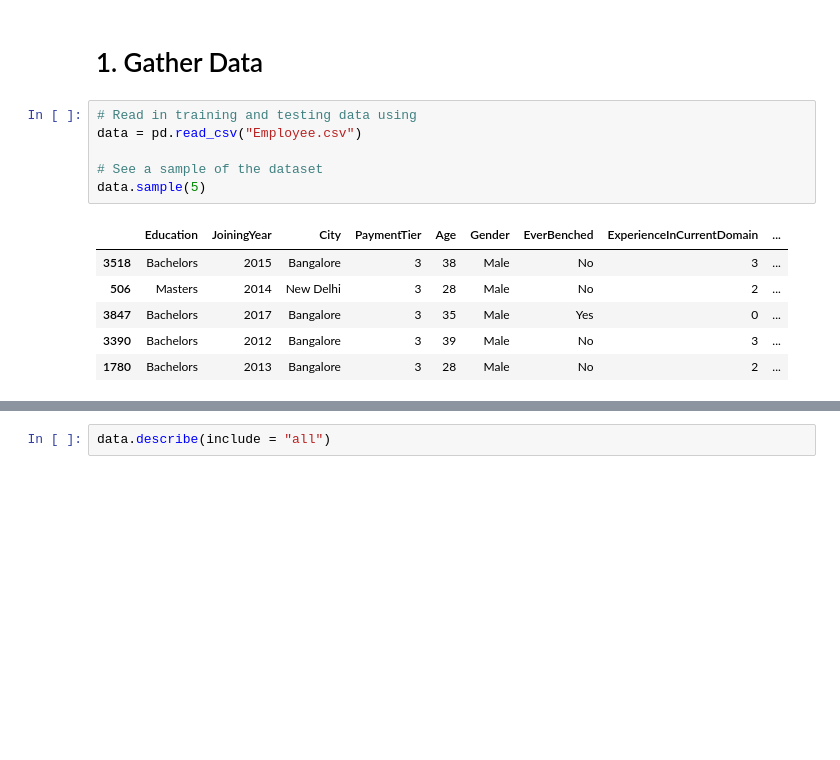
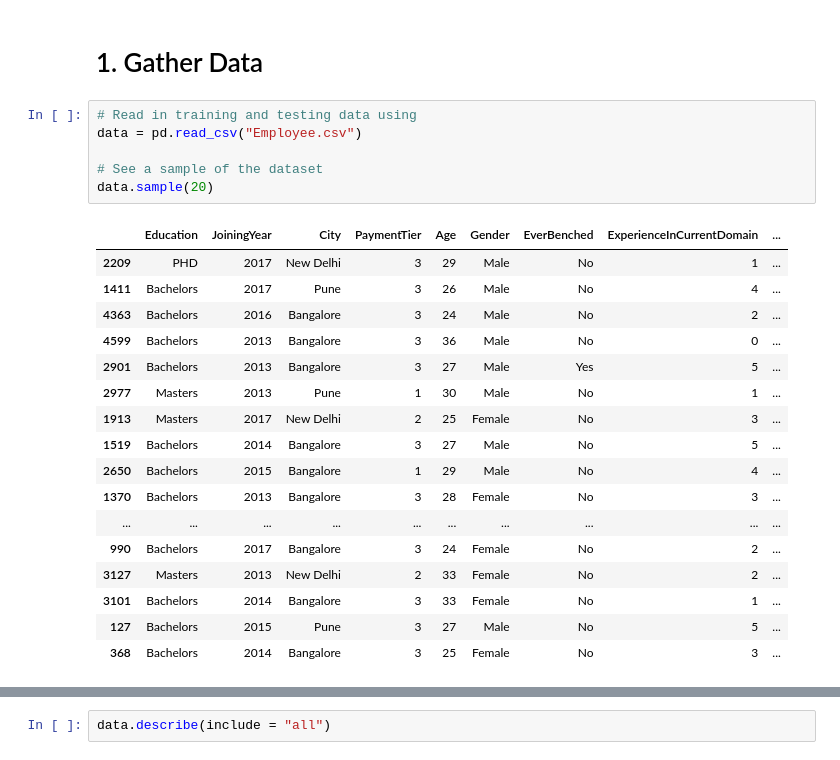
Before and after one commit to bochendong/CS9637A, a Jupyter notebook: 9637a.ipynb, the cells around one changed output, grey strips where cells are left out. Cells and saved outputs as stored; diff of their text form; blank space fills up the shorter version.

Commit message:
bochendong update
Data Visualization

```diff
--- a/9637a.ipynb
+++ b/9637a.ipynb
@@ -18,13 +18,24 @@ from sklearn.neighbors import KNeighborsClassifier
 # %%
 # Read in training and testing data using
 data = pd.read_csv("Employee.csv")
 
 # See a sample of the dataset
-data.sample(5)
+data.sample(20)
 # %% [output]
 |  | Education | JoiningYear | City | PaymentTier | Age | Gender | EverBenched | ExperienceInCurrentDomain | ... |
-| 3518 | Bachelors | 2015 | Bangalore | 3 | 38 | Male | No | 3 | ... |
-| 506 | Masters | 2014 | New Delhi | 3 | 28 | Male | No | 2 | ... |
-| 3847 | Bachelors | 2017 | Bangalore | 3 | 35 | Male | Yes | 0 | ... |
-| 3390 | Bachelors | 2012 | Bangalore | 3 | 39 | Male | No | 3 | ... |
-| 1780 | Bachelors | 2013 | Bangalore | 3 | 28 | Male | No | 2 | ... |
+| 2209 | PHD | 2017 | New Delhi | 3 | 29 | Male | No | 1 | ... |
+| 1411 | Bachelors | 2017 | Pune | 3 | 26 | Male | No | 4 | ... |
+| 4363 | Bachelors | 2016 | Bangalore | 3 | 24 | Male | No | 2 | ... |
+| 4599 | Bachelors | 2013 | Bangalore | 3 | 36 | Male | No | 0 | ... |
+| 2901 | Bachelors | 2013 | Bangalore | 3 | 27 | Male | Yes | 5 | ... |
+| 2977 | Masters | 2013 | Pune | 1 | 30 | Male | No | 1 | ... |
+| 1913 | Masters | 2017 | New Delhi | 2 | 25 | Female | No | 3 | ... |
+| 1519 | Bachelors | 2014 | Bangalore | 3 | 27 | Male | No | 5 | ... |
+| 2650 | Bachelors | 2015 | Bangalore | 1 | 29 | Male | No | 4 | ... |
+| 1370 | Bachelors | 2013 | Bangalore | 3 | 28 | Female | No | 3 | ... |
+| ... | ... | ... | ... | ... | ... | ... | ... | ... | ... |
+| 990 | Bachelors | 2017 | Bangalore | 3 | 24 | Female | No | 2 | ... |
+| 3127 | Masters | 2013 | New Delhi | 2 | 33 | Female | No | 2 | ... |
+| 3101 | Bachelors | 2014 | Bangalore | 3 | 33 | Female | No | 1 | ... |
+| 127 | Bachelors | 2015 | Pune | 3 | 27 | Male | No | 5 | ... |
+| 368 | Bachelors | 2014 | Bangalore | 3 | 25 | Female | No | 3 | ... |
```
Also changed, not shown: parts of 24 cells of this notebook.
